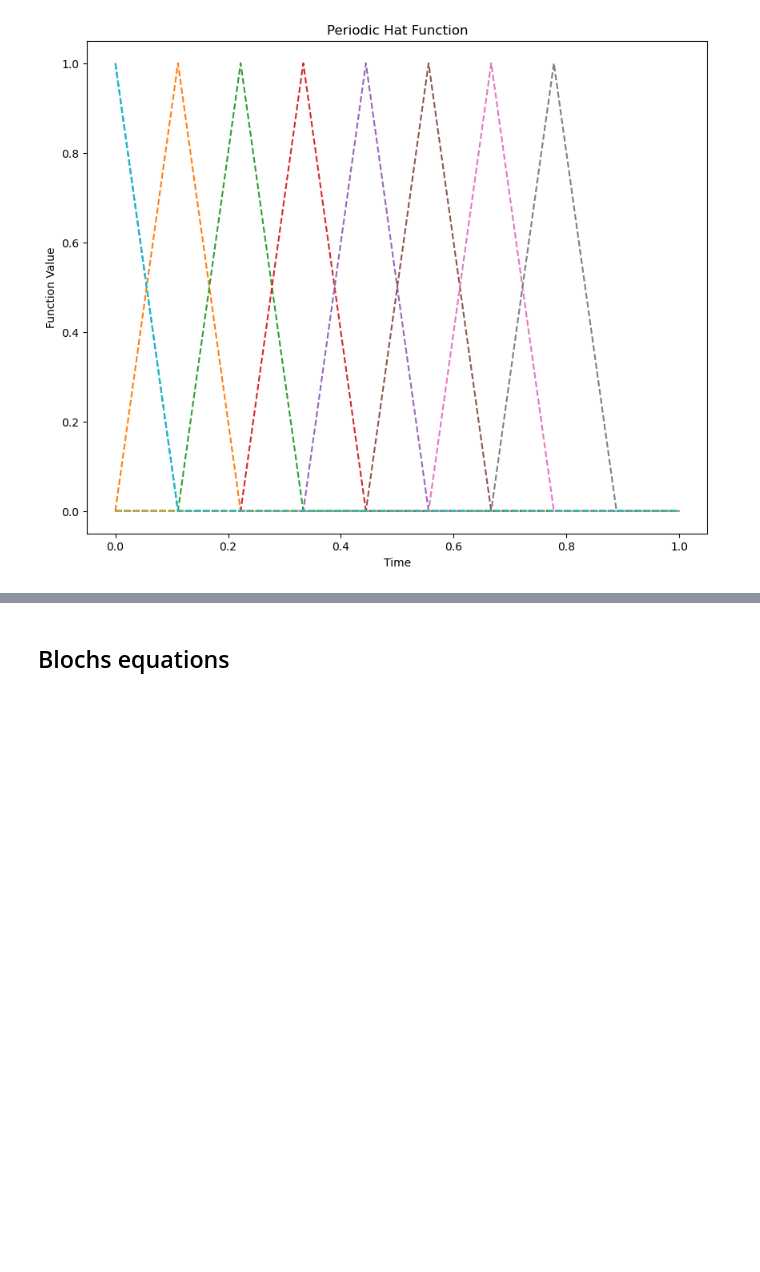
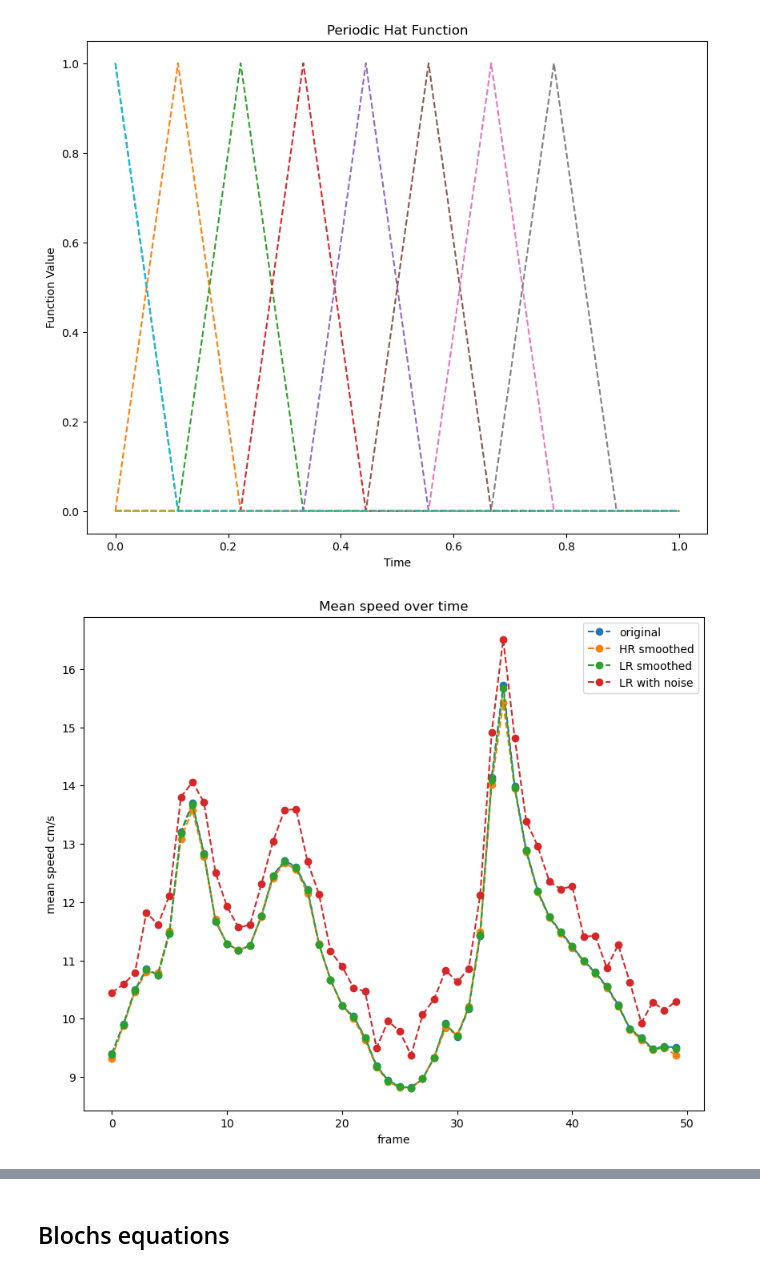
Before and after one commit to PiaaCaa/4DFlowNet, a Jupyter notebook: src/test_file.ipynb, the cells around one changed output, grey strips where cells are left out. Drawn from its saved outputs; the diff is of its cells as text; code cells hidden in the pictures; blank space fills up the shorter version.

```diff
--- a/src/test_file.ipynb
+++ b/src/test_file.ipynb
@@ -401,3 +349,97 @@ plt.show()
  -1.11111111e-01  5.55111512e-17]
 0.9
 [figure]
+# %%
+# load orginial data, HR smoothed and LR smoothed
+
+# plot mean speed over time and mean velocitty over time
+
+orginial_HR = '../data/CARDIAC/M4_2mm_step2_static_dynamic.h5'
+HR_smmoothed = '../data/CARDIAC/M4_2mm_step2_temporalsmoothing_toeger_periodic_HRfct.h5'
+LR_smmoothed = '../data/CARDIAC/M4_2mm_step2_temporalsmoothing_toeger_periodic_LRfct.h5'
+LR_with_noise = '../data/CARDIAC/M4_2mm_step2_temporalsmoothing_toeger_periodic_LRfct_noise.h5'
+
+
+
+data_original = {}
+data_HR = {}
+data_LR = {}
+data_LR_with_noise = {}
+vel_colnames = ['u', 'v','w']
+
+# load data
+with h5py.File(orginial_HR, mode = 'r' ) as p1:
+    with h5py.File(HR_smmoothed, mode = 'r' ) as p2:
+        with h5py.File(LR_smmoothed, mode = 'r' ) as p3:
+            with h5py.File(LR_with_noise, mode = 'r' ) as p4:
+                data_original['mask'] =  np.asarray(p1['mask'])
+                temporal_mask = np.asarray(data_original['mask']).squeeze().copy()
+                for vel in vel_colnames:
+                    data_original[vel] = np.asarray(p1[vel])
+                    data_original[f'{vel}_fluid'] = np.multiply(data_original[vel], temporal_mask)
+
+                    data_HR[vel] = np.asarray(p2[vel])
+                    data_HR[f'{vel}_fluid'] = np.multiply(data_HR[vel], temporal_mask)
+
+                    data_LR[vel] = np.asarray(p3[vel])
+                    data_LR[f'{vel}_fluid'] = np.multiply(data_LR[vel], temporal_mask)
+
+                    data_LR_with_noise[vel] = np.asarray(p4[vel])
+                    data_LR_with_noise[f'{vel}_fluid'] = np.multiply(data_LR_with_noise[vel], temporal_mask)
+
+
+
+
+# calculate mean speed
+mean_speed_originalHR   = calculate_mean_speed(data_original['u'], data_original['v'], data_original['w'], data_original['mask'])
+mean_speed_HR_smoothed  = calculate_mean_speed(data_HR['u'], data_HR['v'], data_HR['w'], data_original['mask'])
+mean_speed_LR_smoothed  = calculate_mean_speed(data_LR['u'], data_LR['v'], data_LR['w'], data_original['mask'])
+mean_speed_LR_with_noise  = calculate_mean_speed(data_LR_with_noise['u'], data_LR_with_noise['v'], data_LR_with_noise['w'], data_original['mask'])
+
+plt.plot(mean_speed_originalHR, 'o--', label='original')
+plt.plot(mean_speed_HR_smoothed,'o--', label='HR smoothed')
+plt.plot(mean_speed_LR_smoothed,'o--', label='LR smoothed')
+plt.plot(mean_speed_LR_with_noise,'o--', label='LR with noise')
+plt.legend()
+plt.xlabel('frame')
+plt.ylabel('mean speed cm/s')
+plt.title('Mean speed over time')
+plt.show()
+
+# compare Vx velocity
+
+plt.plot(np.mean(data_original['u'], axis=(1, 2, 3)), 'o--', label='original')
+plt.plot(np.mean(data_HR['u'], axis=(1, 2, 3)), 'o--', label='HR smoothed')
+plt.plot(np.mean(data_LR['u'], axis=(1, 2, 3)), 'o--', label='LR smoothed')
+plt.plot(np.mean(data_LR_with_noise['u'], axis=(1, 2, 3)), 'o--', label='LR with noise')
+plt.legend()
+plt.xlabel('frame')
+plt.ylabel('mean speed m/s')
+plt.title('Mean Vx velocity over time')
+plt.show()
+
+# compare Vy velocity
+
+plt.plot(np.mean(data_original['v'], axis=(1, 2, 3)), 'o--', label='original')
+plt.plot(np.mean(data_HR['v'], axis=(1, 2, 3)), 'o--', label='HR smoothed')
+plt.plot(np.mean(data_LR['v'], axis=(1, 2, 3)), 'o--', label='LR smoothed')
+plt.plot(np.mean(data_LR_with_noise['v'], axis=(1, 2, 3)), 'o--', label='LR with noise')
+plt.legend()
+plt.xlabel('frame')
+plt.ylabel('mean speed m/s')
+plt.title('Mean Vy velocity over time')
+plt.show()
+
+# compare Vz velocity
+
+plt.plot(np.mean(data_original['w'], axis=(1, 2, 3)), 'o--', label='original')
+plt.plot(np.mean(data_HR['w'], axis=(1, 2, 3)), 'o--', label='HR smoothed')
+plt.plot(np.mean(data_LR['w'], axis=(1, 2, 3)), 'o--', label='LR smoothed')
+plt.plot(np.mean(data_LR_with_noise['w'], axis=(1, 2, 3)), 'o--', label='LR with noise')
+plt.legend()
+plt.xlabel('frame')
+plt.ylabel('mean speed m/s')
+plt.title('Mean Vz velocity over time')
+plt.show()
+# %% [output]
+[figure, added]
```
Also changed, not shown: parts of 7 cells of this notebook, 16 other files.
